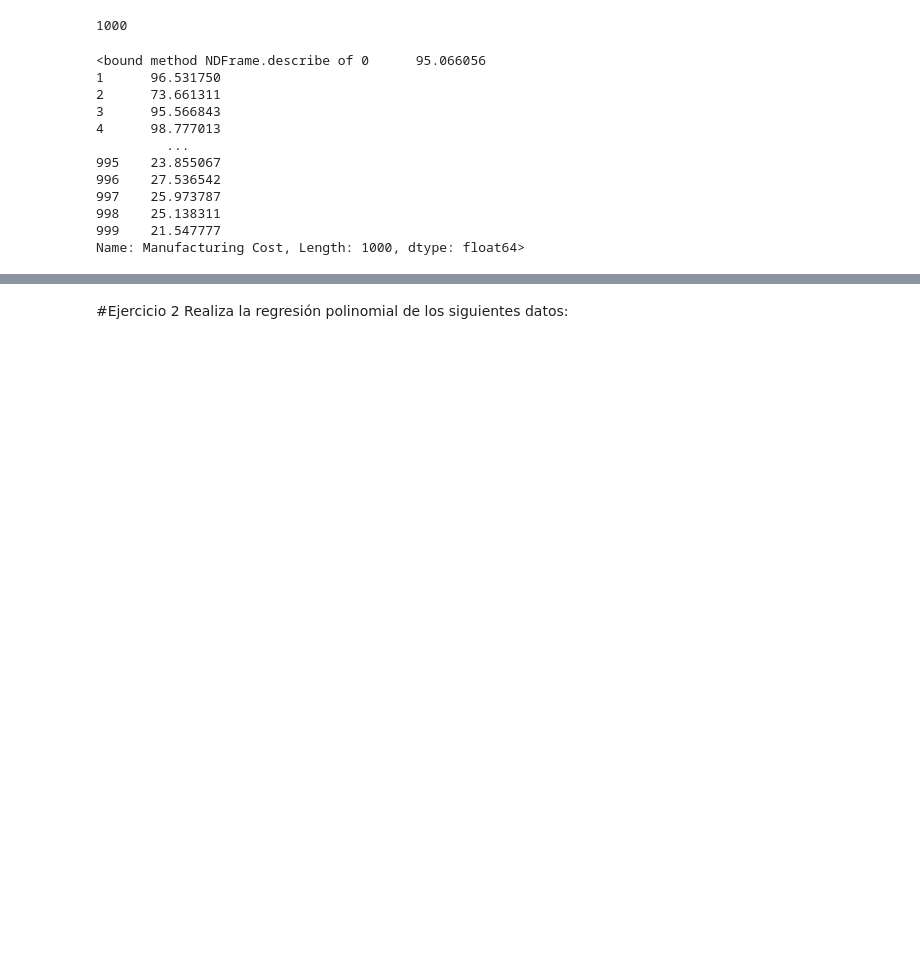
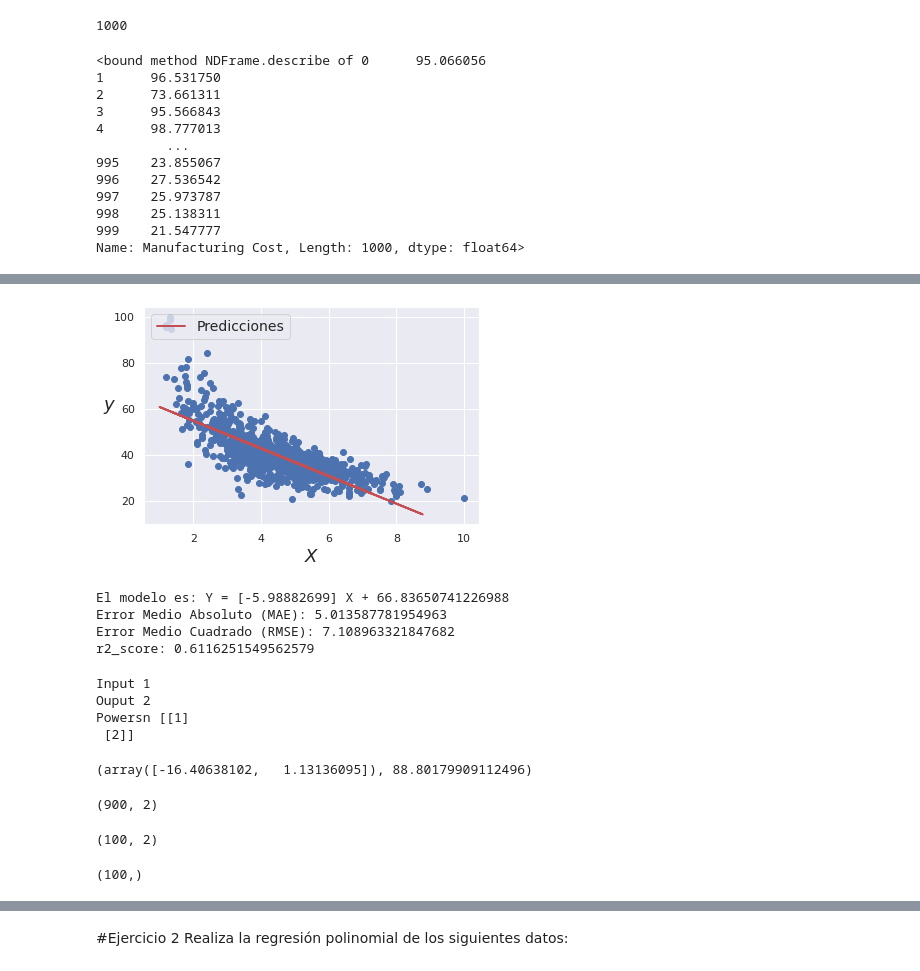
Before and after one commit to PosgradoMNA/Zayra-Annette-Lopez-Regalado-A00544748-Actividades-de-aprendizaje, a Jupyter notebook: TecMty_Regresion_lineal_polinomial A00544748.ipynb, the cells around one changed output, grey strips where cells are left out. Drawn from its saved outputs; the diff is of its cells as text; code cells hidden in the pictures; blank space fills up the shorter version.

```diff
--- a/TecMty_Regresion_lineal_polinomial A00544748.ipynb
+++ b/TecMty_Regresion_lineal_polinomial A00544748.ipynb
@@ -308,0 +355,71 @@ plt.plot(X,y,'b.')
+# %%
+#lineal
+X_train, X_test, y_train, y_test = train_test_split(X, y, test_size = 0.1, random_state = 101)
+lista_para_mae =[]
+lista_para_r2 =[]
+# %%
+linear_reg = LinearRegression(fit_intercept=True)
+linear_reg.fit(X_train, y_train)
+X_para_regresion = X_test
+y_para_regresion = linear_reg.predict(X_para_regresion)
+plt.scatter(X_train, y_train)
+plt.plot(X_para_regresion, y_para_regresion, "r-", linewidth=2, label="Predicciones")
+plt.xlabel("$X$", fontsize=18)
+plt.ylabel("$y$", rotation=0, fontsize=18)
+plt.legend(loc="upper left", fontsize=14);
+# %% [output]
+[figure, added]
+# %%
+linear_reg.coef_, linear_reg.intercept_
+
+print('El modelo es: Y =', linear_reg.coef_,'X +', linear_reg.intercept_)
+
+mae_regresion_lineal_simple = metrics.mean_absolute_error(y_test,y_para_regresion)
+lista_para_mae.append(mae_regresion_lineal_simple)
+r2_regresion_lineal_simple = r2_score(y_test,y_para_regresion)
+lista_para_r2.append(r2_regresion_lineal_simple)
+
+# Errores
+print('Error Medio Absoluto (MAE):', metrics.mean_absolute_error(y_test,y_para_regresion))
+print('Error Medio Cuadrado (RMSE):', np.sqrt(metrics.mean_squared_error(y_test, y_para_regresion)))
+
+# R Cuadrada
+print('r2_score:', r2_score(y_test,y_para_regresion))
+# %% [output]
+El modelo es: Y = [-5.98882699] X + 66.83650741226988
+Error Medio Absoluto (MAE): 5.013587781954963
+Error Medio Cuadrado (RMSE): 7.108963321847682
+r2_score: 0.6116251549562579
+# %%
+#polinomial
+caracteristicas_para_poly = PolynomialFeatures(degree=2, include_bias=False)
+
+
+X_polinomial = caracteristicas_para_poly.fit_transform(X_train)
+print("Input",caracteristicas_para_poly.n_input_features_)
+print("Ouput",caracteristicas_para_poly.n_output_features_)
+print("Powersn",caracteristicas_para_poly.powers_)
+
+regresion_lineal_poli = LinearRegression(fit_intercept=True)
+regresion_lineal_poli.fit(X_polinomial, y_train)
+regresion_lineal_poli.coef_, regresion_lineal_poli.intercept_
+# %% [output]
+Input 1
+Ouput 2
+Powersn [[1]
+ [2]]
+(array([-16.40638102,   1.13136095]), 88.80179909112496)
+# %%
+X_polinomial.shape
+# %% [output]
+(900, 2)
+# %%
+X_polinomial_test = caracteristicas_para_poly.fit_transform(X_test)
+X_polinomial_test.shape
+# %% [output]
+(100, 2)
+# %%
+y_con_regresion_poli = regresion_lineal_poli.predict(X_polinomial_test)
+y_con_regresion_poli.shape
+# %% [output]
+(100,)
```
Also changed, not shown: parts of 33 cells of this notebook.
